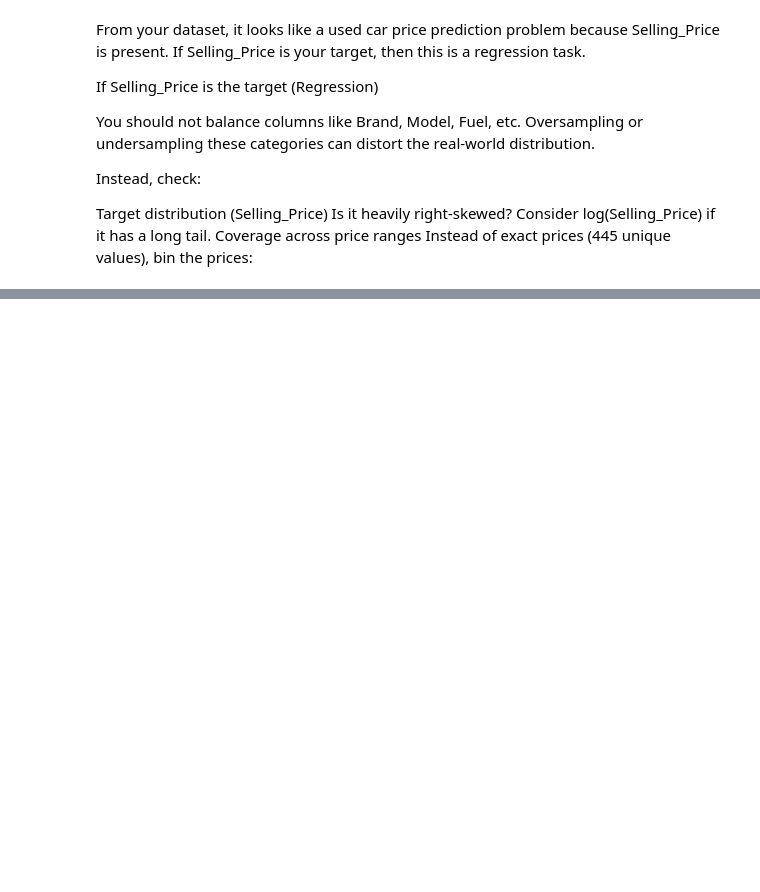
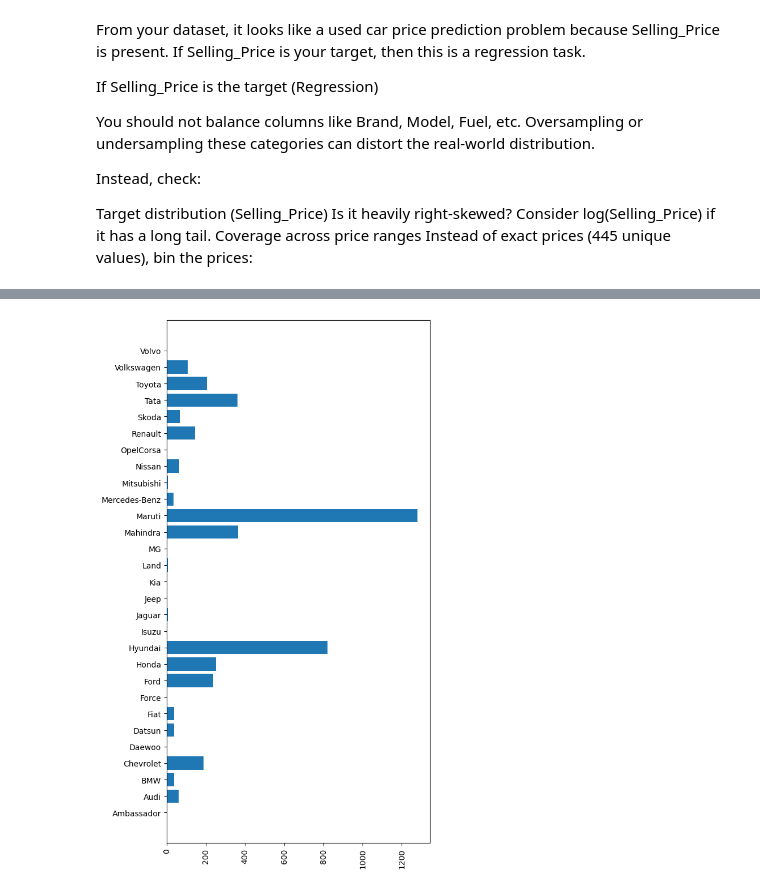
Before and after one commit to kanchanasubramani/Pandas-Matplotlib-Seaborn, a Jupyter notebook: matplotlib1.ipynb, the cells around one changed output, grey strips where cells are left out. Cells and saved outputs as stored; diff of their text form; code cells hidden in the pictures; blank space fills up the shorter version.

```diff
--- a/matplotlib1.ipynb
+++ b/matplotlib1.ipynb
@@ -504,0 +655,7 @@ ValueError: x and y must be the same size
+# %%
+plt.figure(figsize=(6,12))
+plt.barh(bar_group.index, bar_group.values)
+plt.xticks(rotation=90)
+plt.show()
+# %% [output]
+[figure, added]
```
Also changed, not shown: parts of 15 cells of this notebook, 1 other file.
